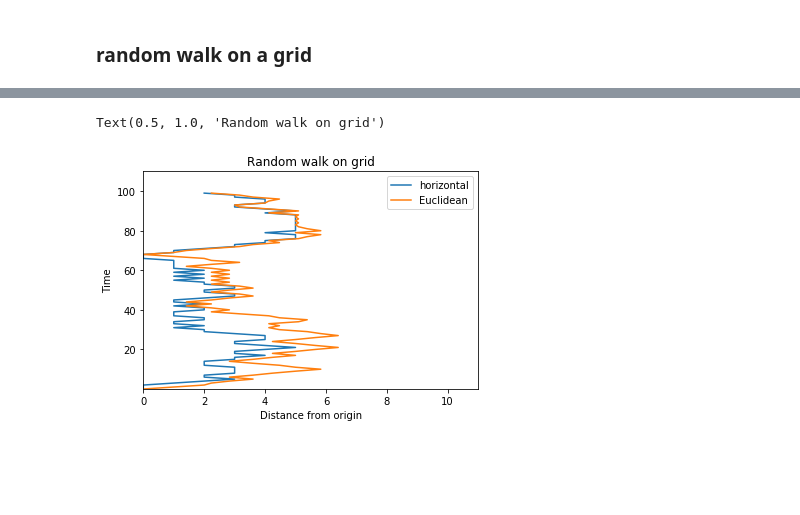
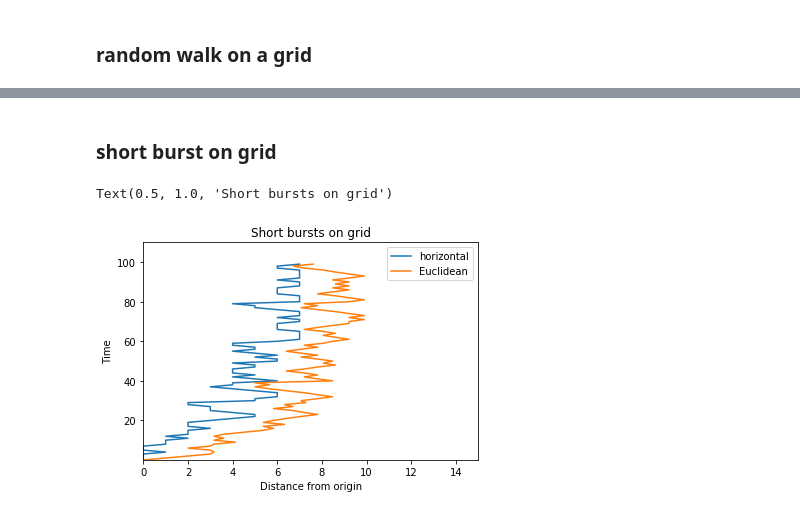
Before and after one commit to vrdi/shortbursts-gingles, a Jupyter notebook: short_bursts.ipynb, the cells around one changed output, grey strips where cells are left out. Saved outputs shown, nothing was run; the diff lists cells and outputs as text; code cells hidden in the pictures; blank space fills up the shorter version.

Commit message:
Implemented random walks and short bursts on girds

```diff
--- a/short_bursts.ipynb
+++ b/short_bursts.ipynb
@@ -273,60 +457,84 @@ plt.show()
+# %% [markdown]
+### short burst on grid
+# %%
+def get_horizontal_distance(state_one, state_two):
+    return np.abs(state_one[0] - state_two[0])
+
+def get_euclidean_distance(state_one, state_two):
+    return np.sqrt(np.square(state_one[0] - state_two[0]) + np.square(state_one[1] - state_two[1]))
 # %%
-# simple random walk on grid
+"""Short bursts on a grid."""
 
-size = 11
+
+# PARAMS
+size = 15
+m = 10
+num_bursts = 10
+total_length = m * num_bursts
+metric = get_horizontal_distance # or get_euclidan_distance
+
 
 g = nx.grid_graph([size, size])
 
 origin = ((size - 1)/2, (size - 1)/2)
 state = origin
-steps = 100
 
 path = []
 h_distances = []
 distances = []
 
-for i in range(steps):
+burst_max = state
+t = 0
 
-    x = state[0] - start_state[0]
-    y = state[1] - start_state[1]
+for j in range(num_bursts):
 
-    path.append(state)
-    h_distances.append([np.abs(x), i])
-    distances.append([np.sqrt(np.square(x) + np.square(y)), i])
+    state = burst_max
 
-    node_colors = {x:0 for x in g.nodes}
-    edge_colors = {x:0 for x in g.edges}
-    old_state = state
+    for i in range(m):
 
-    state = rand.choice(list(g.neighbors(state)))
-    edge_colors[(old_state, state)]= 1
-    edge_colors[(state, old_state)]= 1
-    node_colors[old_state] = 2
-    node_colors[state]=1
+        x = state[0] - origin[0]
+        y = state[1] - origin[1]
+
+        path.append((x,y))
+        h_distances.append([np.abs(x), t])
+        distances.append([np.sqrt(np.square(x) + np.square(y)), t])
+
+        node_colors = {x:0 for x in g.nodes}
+        edge_colors = {x:0 for x in g.edges}
+        old_state = state
+
+        state = rand.choice(list(g.neighbors(state)))
+        edge_colors[(old_state, state)]= 1
+        edge_colors[(state, old_state)]= 1
+        node_colors[old_state] = 2
+        node_colors[state]=1
+
+        burst_max = state if metric(state, origin) > metric(burst_max, origin) else burst_max
+        t+= 1
 
 #     plt.figure()
 #     nx.draw(g,pos = {x:x for x in g.nodes()}, node_color = [node_colors[x] for x in g.nodes()],
 #         edge_color = [edge_colors[x] for x in g.edges()], width =3, cmap="jet")
 #     plt.show()
 
 
 # horizontal distances from origin
 x, y = zip(*h_distances)
 plt.plot(x, y, label='horizontal')
 
 # true distance from origin
 x, y = zip(*distances)
 plt.plot(x, y, label='Euclidean')
 
 ax = plt.gca()
 ax.spines['left'].set_position(('data',0))
 plt.xlim([0, size])
-plt.ylim([.1, steps * 1.1])
+plt.ylim([.1, total_length * 1.1])
 plt.legend(loc='upper right')
 plt.xlabel("Distance from origin")
 plt.ylabel("Time")
-plt.title("Random walk on grid")
+plt.title("Short bursts on grid")
 # %% [output]
-Text(0.5, 1.0, 'Random walk on grid')
+Text(0.5, 1.0, 'Short bursts on grid')
-[figure, old version]
+[figure, new version]
 # %%
```
Also changed, not shown: parts of 7 cells of this notebook, 2 other files.
